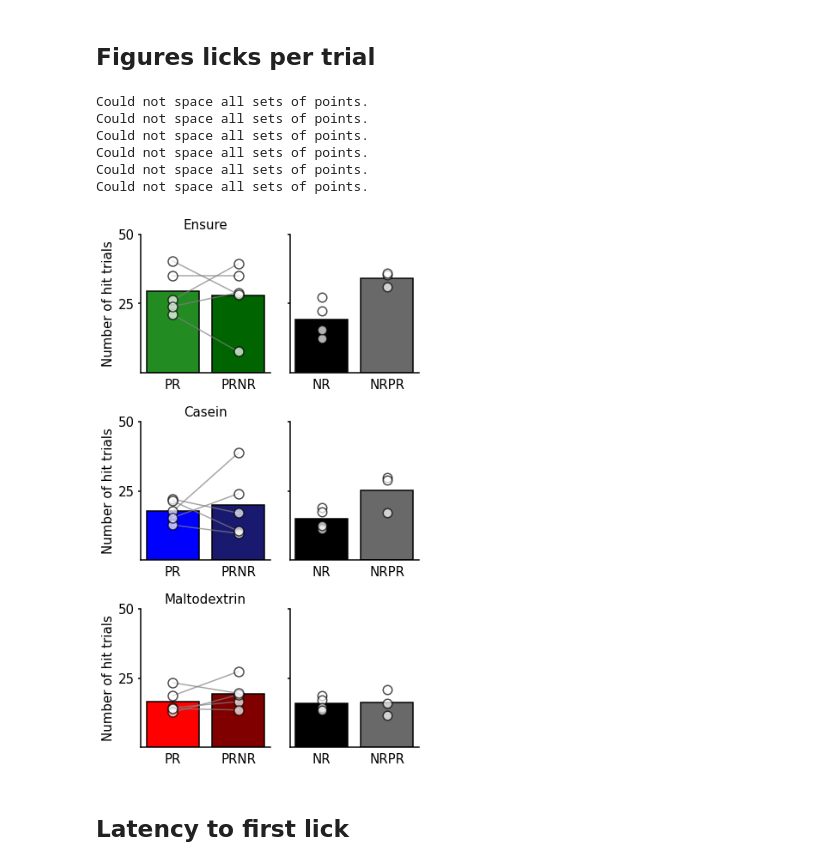
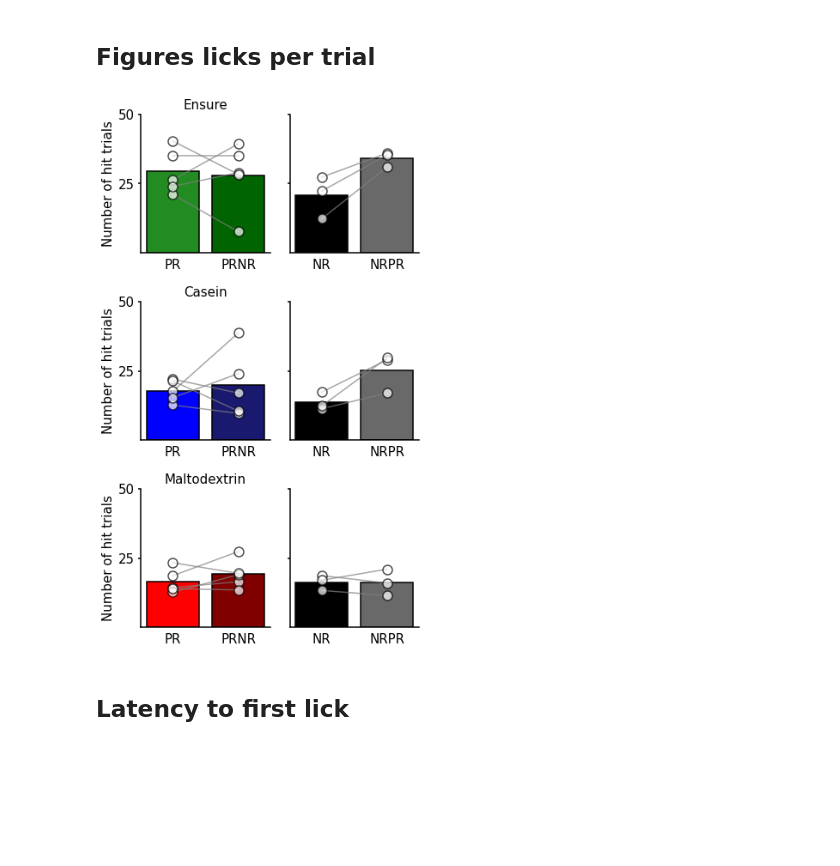
Before and after one commit to jetsetmette/VGP, a Jupyter notebook: notebooks/Behavior_2P.ipynb, the cells around one changed output. Drawn from its saved outputs; the diff is of its cells as text; code cells hidden in the pictures; blank space fills up the shorter version.

```diff
--- a/notebooks/Behavior_2P.ipynb
+++ b/notebooks/Behavior_2P.ipynb
@@ -1549,7 +1537,7 @@ tp.barscatter([ensure_PR,ensure_PRNR],
               ax=ax[0,0])
 
 tp.barscatter([ensure_NR,ensure_NRPR],
-#               paired= True,
+              paired= True,
               barfacecolor=NR,
               barlabels=['NR','NRPR'],
               barlabeloffset=0.04,
@@ -1576,7 +1564,7 @@ tp.barscatter([cas_PR,cas_PRNR],
               ax=ax[1,0])
 
 tp.barscatter([cas_NR,cas_NRPR],
-#               paired= True,
+              paired= True,
               barfacecolor=NR,
               barlabels=['NR','NRPR'],
               barlabeloffset=0.04,
@@ -1604,7 +1592,7 @@ tp.barscatter([malt_PR,malt_PRNR],
               ax=ax[2,0])
 
 tp.barscatter([malt_NR,malt_NRPR],
-#               paired= True,
+              paired= True,
               barfacecolor=NR,
               barlabels=['NR','NRPR'],
               barlabeloffset=0.04,
@@ -1613,40 +1601,34 @@ tp.barscatter([malt_NR,malt_NRPR],
               scattersize=110,
               scatteralpha=0.7,
               spaced=True,
               linewidth=1.5,
               ax=ax[2,1])
 
 
 
 ax[0,0].set_ylabel('Number of hit trials',fontsize = 15)
 ax[0,0].set_yticks([25,50])
 ax[0,1].set_yticks([25,50])
 ax[0,0].set_yticklabels([25,50], fontsize = 15)
 
 ax[1,0].set_ylabel('Number of hit trials',fontsize = 15)
 ax[1,0].set_yticks([25,50])
 ax[1,1].set_yticks([25,50])
 ax[1,0].set_yticklabels([25,50], fontsize = 15)
 
 ax[2,0].set_ylabel('Number of hit trials',fontsize = 15)
 ax[2,0].set_yticks([25,50])
 ax[2,1].set_yticks([25,50])
 ax[2,0].set_yticklabels([25,50], fontsize = 15)
 
 ax[0,0].set_title('Ensure', fontsize =15)
 ax[1,0].set_title('Casein', fontsize =15)
 ax[2,0].set_title('Maltodextrin', fontsize =15)
 
 
 f.savefig('C:\\Users\\mko102\\GitHub\\VGP\\output\\hit_trial.png')
 # %% [output]
-Could not space all sets of points.
-Could not space all sets of points.
-Could not space all sets of points.
-Could not space all sets of points.
-Could not space all sets of points.
-Could not space all sets of points.
-[figure, old version]
+[figure, new version]
 # %% [markdown]
 ## Latency to first lick
 # %%
```
Also changed, not shown: parts of 20 cells of this notebook, 2 other files.
